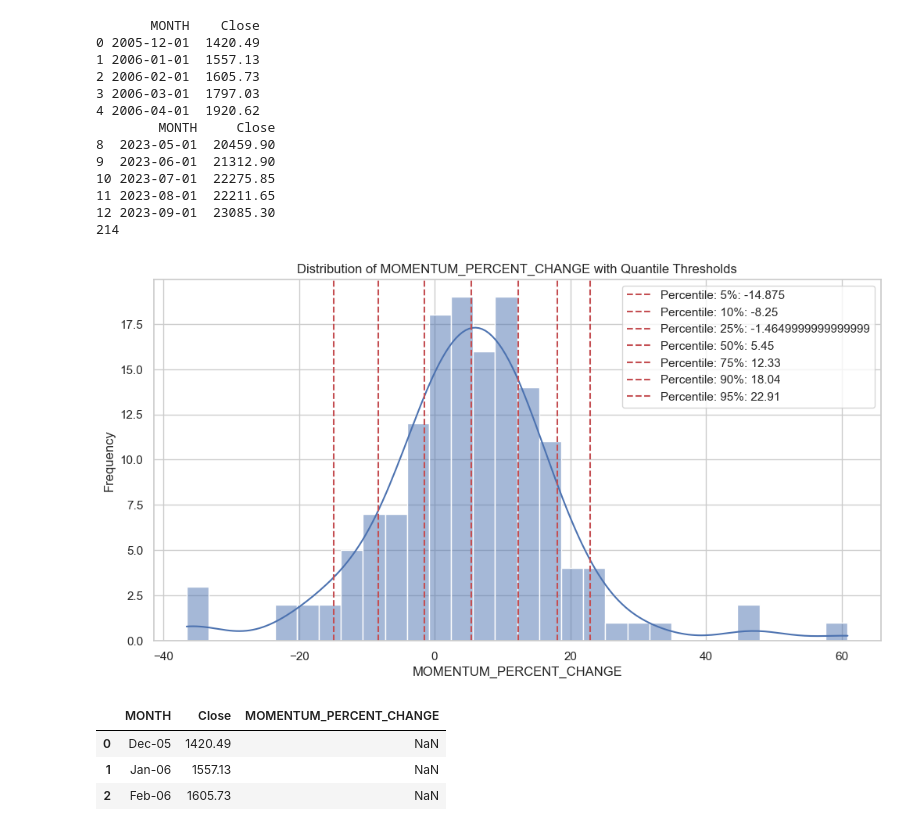
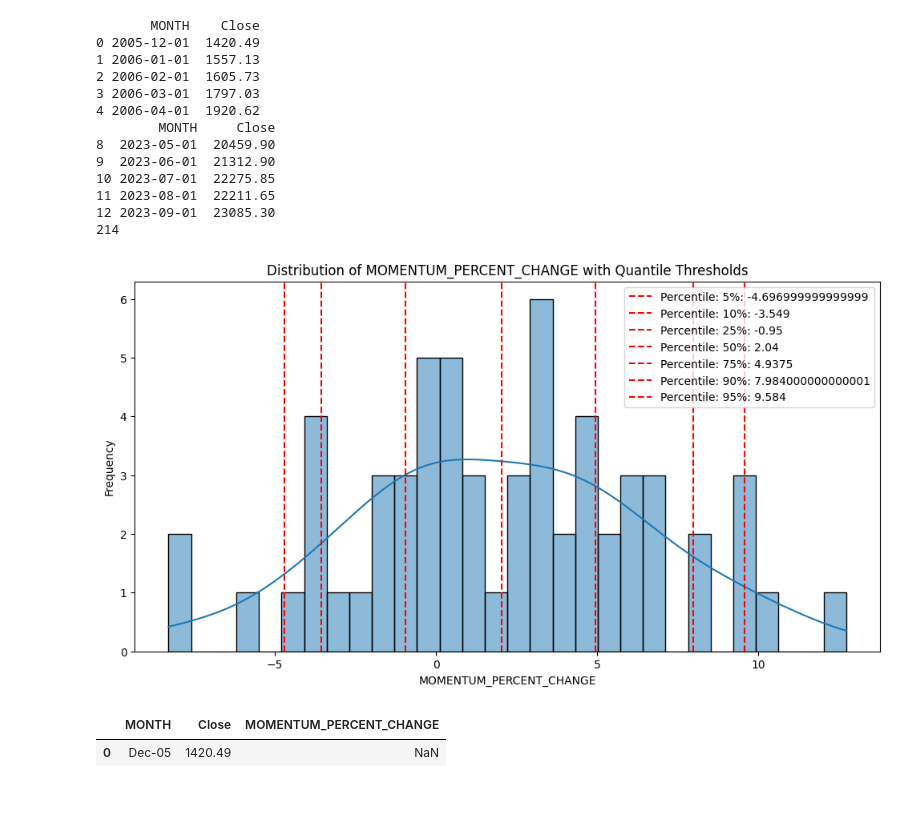
Before and after one commit to NirantK/invest, a Jupyter notebook: nbs/Momentum_Switch_Cash.ipynb, the cells around one changed output. Drawn from its saved outputs; the diff is of its cells as text; code cells hidden in the pictures; blank space fills up the shorter version.

Commit message:
Smaller periods, backtest durations

```diff
--- a/nbs/Momentum_Switch_Cash.ipynb
+++ b/nbs/Momentum_Switch_Cash.ipynb
@@ -91,7 +91,7 @@ latest_df = data_prep.prepare_data()
 latest_df["MONTH"] = latest_df["MONTH"].dt.strftime("%b-%y")
 latest_df.to_csv("../data/MomentumMonthly.csv", index=False)
 
-latest_df["MOMENTUM_PERCENT_CHANGE"] = latest_df["Close"].pct_change(periods=3) * 100
+latest_df["MOMENTUM_PERCENT_CHANGE"] = latest_df["Close"].pct_change(periods=1) * 100
 latest_df["MOMENTUM_PERCENT_CHANGE"] = latest_df["MOMENTUM_PERCENT_CHANGE"].round(2)
 # %% [output]
        MONTH    Close
@@ -110,39 +110,37 @@ latest_df["MOMENTUM_PERCENT_CHANGE"] = latest_df["MOMENTUM_PERCENT_CHANGE"].roun
 # %%
 import matplotlib.pyplot as plt
 import seaborn as sns
 
 # Filter out NaN values from the MOMENTUM_PERCENT_CHANGE column for plotting
-filtered_momentum_percent_change = latest_df["MOMENTUM_PERCENT_CHANGE"].dropna()[:-60]
+filtered_momentum_percent_change = latest_df["MOMENTUM_PERCENT_CHANGE"].dropna()[-120:-60]
 
 # Plot the distribution of the MOMENTUM_PERCENT_CHANGE column
 quantiles = [0.05, 0.1, 0.25, 0.5, 0.75, 0.9, 0.95]
 
 # Calculate the quantile values from the 'MOMENTUM_PERCENT_CHANGE' column
 quantile_values = filtered_momentum_percent_change.quantile(quantiles).tolist()
 quantile_map = dict(zip(quantiles, quantile_values))
 
 # Plot the distribution with the quantile thresholds
 plt.figure(figsize=(12, 6))
 sns.histplot(filtered_momentum_percent_change, bins=30, kde=True)
 for idx, q_value in enumerate(quantile_values):
     plt.axvline(
         x=q_value,
         color="r",
         linestyle="--",
         label=f"Percentile: {quantiles[idx]*100:.0f}%: {q_value}",
     )
 
 plt.title("Distribution of MOMENTUM_PERCENT_CHANGE with Quantile Thresholds")
 plt.xlabel("MOMENTUM_PERCENT_CHANGE")
 plt.ylabel("Frequency")
 plt.legend()
 plt.show()
 # %% [output]
-[figure, old version]
+[figure, new version]
 # %%
 latest_df[latest_df["MOMENTUM_PERCENT_CHANGE"].isna()]
 # %% [output]
 |  | MONTH | Close | MOMENTUM_PERCENT_CHANGE |
 | 0 | Dec-05 | 1420.49 | NaN |
-| 1 | Jan-06 | 1557.13 | NaN |
-| 2 | Feb-06 | 1605.73 | NaN |
```
Also changed, not shown: parts of 8 cells of this notebook, 3 other files.
